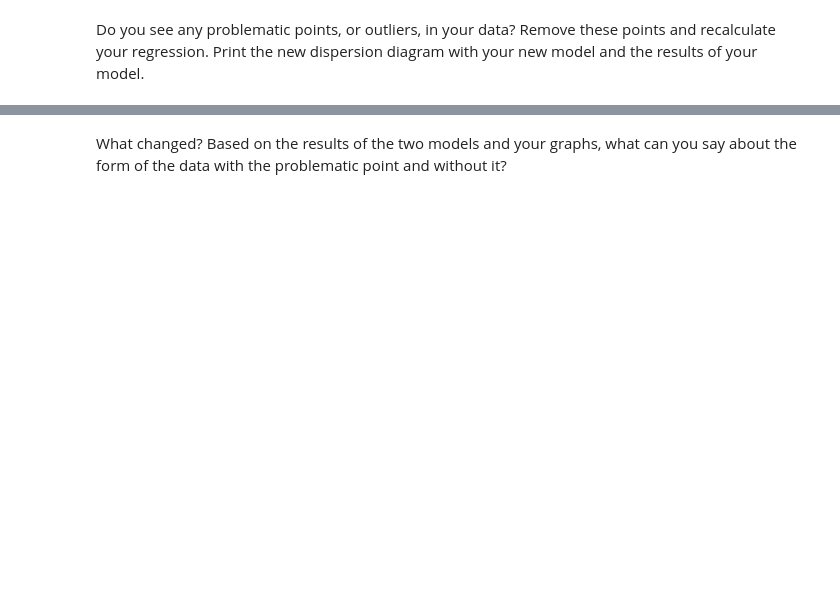
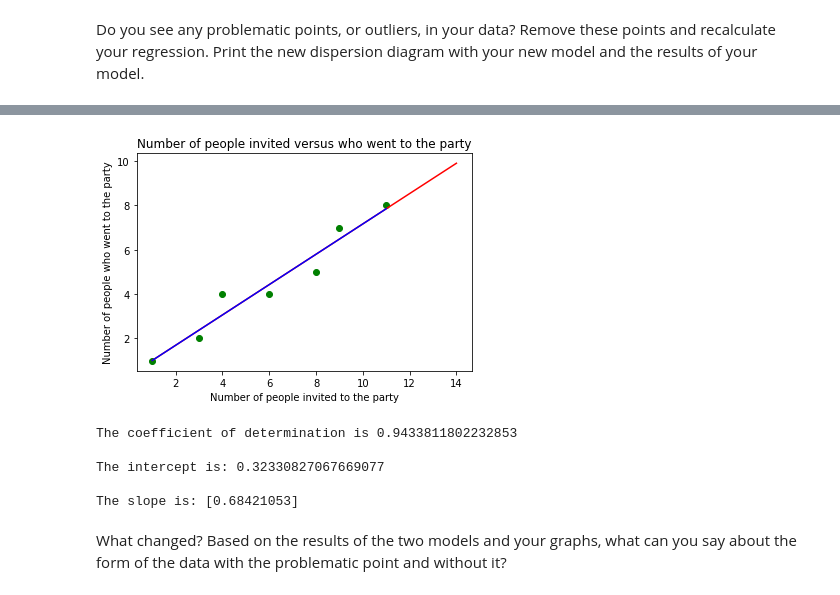
Before and after one commit to almsasantos/dataptmad1019, a Jupyter notebook: module-2/lab-regression-analysis/your-code.ipynb, the cells around one changed output, grey strips where cells are left out. Drawn from its saved outputs; the diff is of its cells as text; code cells hidden in the pictures; blank space fills up the shorter version.

```diff
--- a/module-2/lab-regression-analysis/your-code.ipynb
+++ b/module-2/lab-regression-analysis/your-code.ipynb
@@ -108,0 +314,6 @@ Do you see any problematic points, or outliers, in your data? Remove these point
+# %%
+# Your response here.
+# Yes, the last row of our party dataframe is an outlier, cause it is really far from our regression line
+
+parties.drop(index=7, inplace=True)
+parties
@@ -109,2 +329,38 @@ Do you see any problematic points, or outliers, in your data? Remove these point
+# %%
+# New model of linear regression without the outlier
+
+X_invited_without_outlier = parties['X'].values.reshape(-1,1)
+y_went_party_without_outlier = parties['Y'].values
+
+model = LinearRegression().fit(X_invited_without_outlier, y_went_party_without_outlier)
+
+# This will give us the value of R²
+r_sq_party_without_outlier = model.score(X_invited_without_outlier, y_went_party_without_outlier)
+
+intercept_party_without_outlier = model.intercept_
+
+slope_party_without_outlier = model.coef_
+# %%
+# New graphic representing our data, with the two regression lines (from the new model and the model with the outlier)
+
+plt.scatter(parties['X'], parties['Y'], color='green')
+plt.plot(X_invited, model.predict(X_invited), color='red')
+plt.plot(X_invited_without_outlier, model.predict(X_invited_without_outlier), color='blue')
+plt.xlabel('Number of people invited to the party')
+plt.ylabel('Number of people who went to the party')
+plt.title('Number of people invited versus who went to the party')
+plt.show()
+# %% [output]
+[figure, added]
+# %%
+print(f'The coefficient of determination is {r_sq_party_without_outlier}\n')
+print(f'The intercept is: {intercept_party_without_outlier}\n')
+print(f'The slope is: {slope_party_without_outlier}')
+# %% [output]
+The coefficient of determination is 0.9433811802232853
+
+The intercept is: 0.32330827067669077
+
+The slope is: [0.68421053]
 # %% [markdown]
 What changed? Based on the results of the two models and your graphs, what can you say about the form of the data with the problematic point and without it?
```
Also changed, not shown: parts of 35 cells of this notebook.
